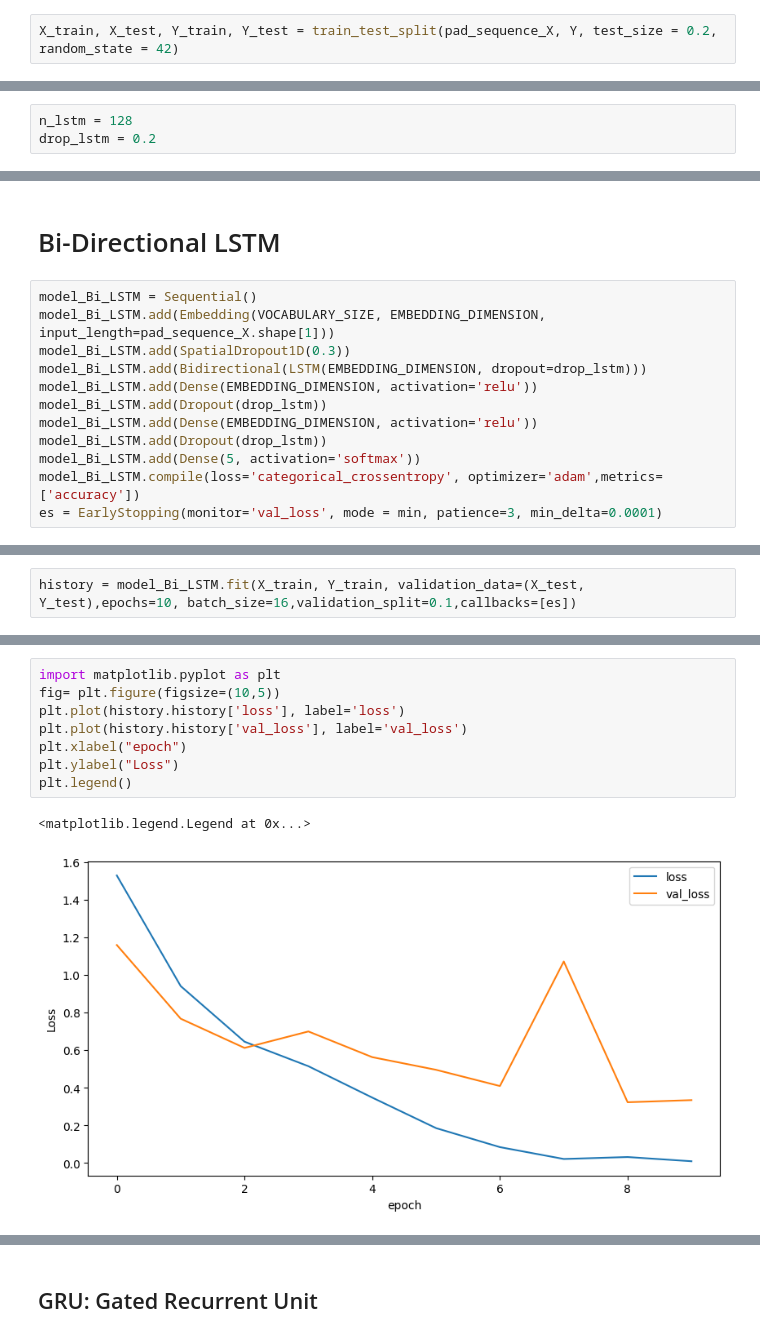
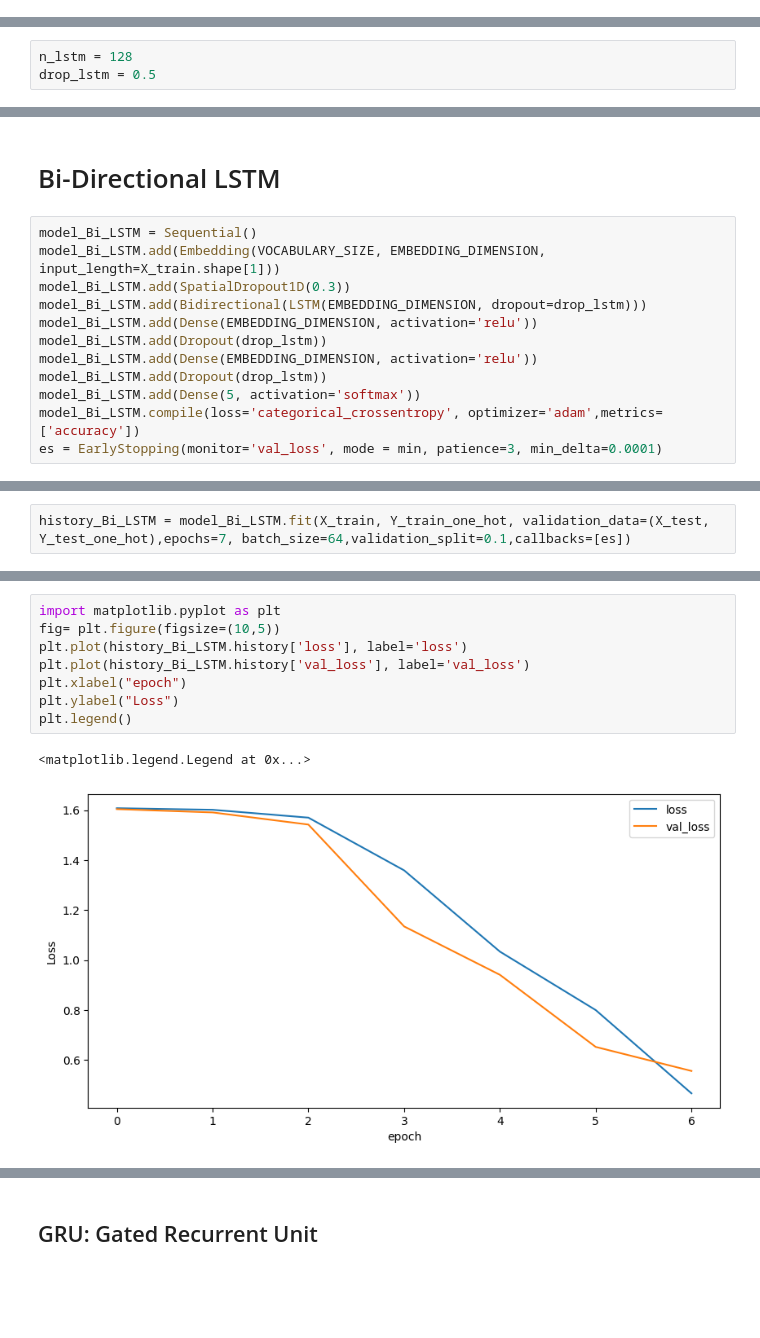
Before and after one commit to harmangahir/news_article_sorting_nlp, a Jupyter notebook: news_article_sorting.ipynb, the cells around one changed output, grey strips where cells are left out. Cells and saved outputs as stored; diff of their text form; blank space fills up the shorter version.

```diff
--- a/news_article_sorting.ipynb
+++ b/news_article_sorting.ipynb
@@ -724,2 +780,0 @@ print(Y)
-# %%
-X_train, X_test, Y_train, Y_test = train_test_split(pad_sequence_X, Y, test_size = 0.2, random_state = 42)
@@ -790,5 +825,5 @@ with open("Labels/label_encoder.pk", "rb") as f:
 ## LSTM Model
 # %%
 n_lstm = 128
-drop_lstm = 0.2
+drop_lstm = 0.5
 # %%
@@ -991,7 +985,7 @@ detect_catagory_dl(model_LSTM_ohe, article4)
 # Bi-Directional LSTM
 # %%
 model_Bi_LSTM = Sequential()
-model_Bi_LSTM.add(Embedding(VOCABULARY_SIZE, EMBEDDING_DIMENSION, input_length=pad_sequence_X.shape[1]))
+model_Bi_LSTM.add(Embedding(VOCABULARY_SIZE, EMBEDDING_DIMENSION, input_length=X_train.shape[1]))
 model_Bi_LSTM.add(SpatialDropout1D(0.3))
 model_Bi_LSTM.add(Bidirectional(LSTM(EMBEDDING_DIMENSION, dropout=drop_lstm)))
 model_Bi_LSTM.add(Dense(EMBEDDING_DIMENSION, activation='relu'))
@@ -1027,5 +1021,5 @@ _________________________________________________________________
 None
 You must install pydot (`pip install pydot`) and install graphviz (see instructions at https://graphviz.gitlab.io/download/) for plot_model to work.
 # %%
-history = model_Bi_LSTM.fit(X_train, Y_train, validation_data=(X_test, Y_test),epochs=10, batch_size=16,validation_split=0.1,callbacks=[es])
+history_Bi_LSTM = model_Bi_LSTM.fit(X_train, Y_train_one_hot, validation_data=(X_test, Y_test_one_hot),epochs=7, batch_size=64,validation_split=0.1,callbacks=[es])
 # %% [output]
@@ -1070,11 +1058,11 @@ plt.legend()
 # %%
 import matplotlib.pyplot as plt
 fig= plt.figure(figsize=(10,5))
-plt.plot(history.history['loss'], label='loss')
-plt.plot(history.history['val_loss'], label='val_loss')
+plt.plot(history_Bi_LSTM.history['loss'], label='loss')
+plt.plot(history_Bi_LSTM.history['val_loss'], label='val_loss')
 plt.xlabel("epoch")
 plt.ylabel("Loss")
 plt.legend()
 # %% [output]
 <matplotlib.legend.Legend at 0x...>
-[figure, old version]
+[figure, new version]
```
Also changed, not shown: parts of 95 cells of this notebook.
